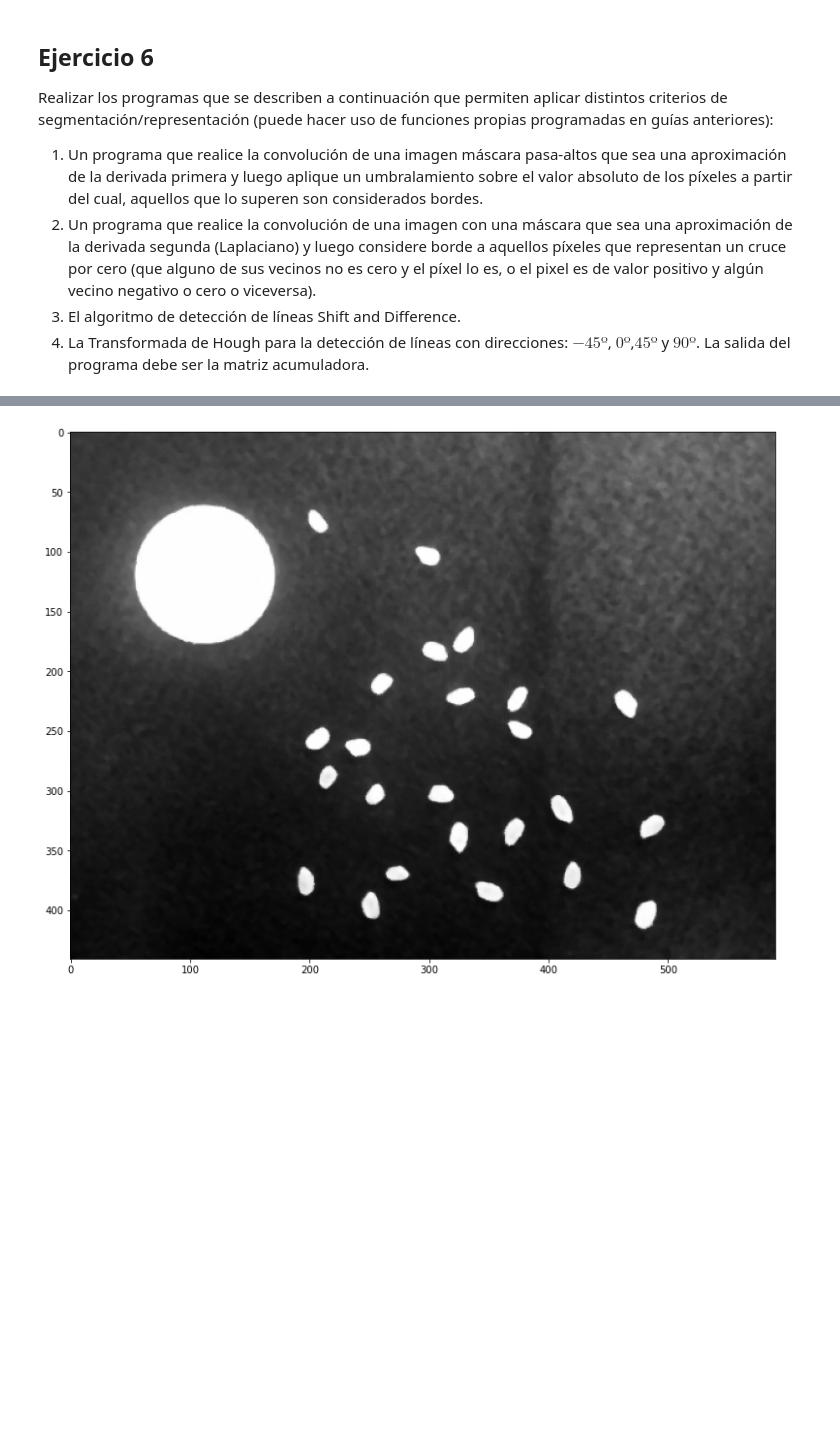
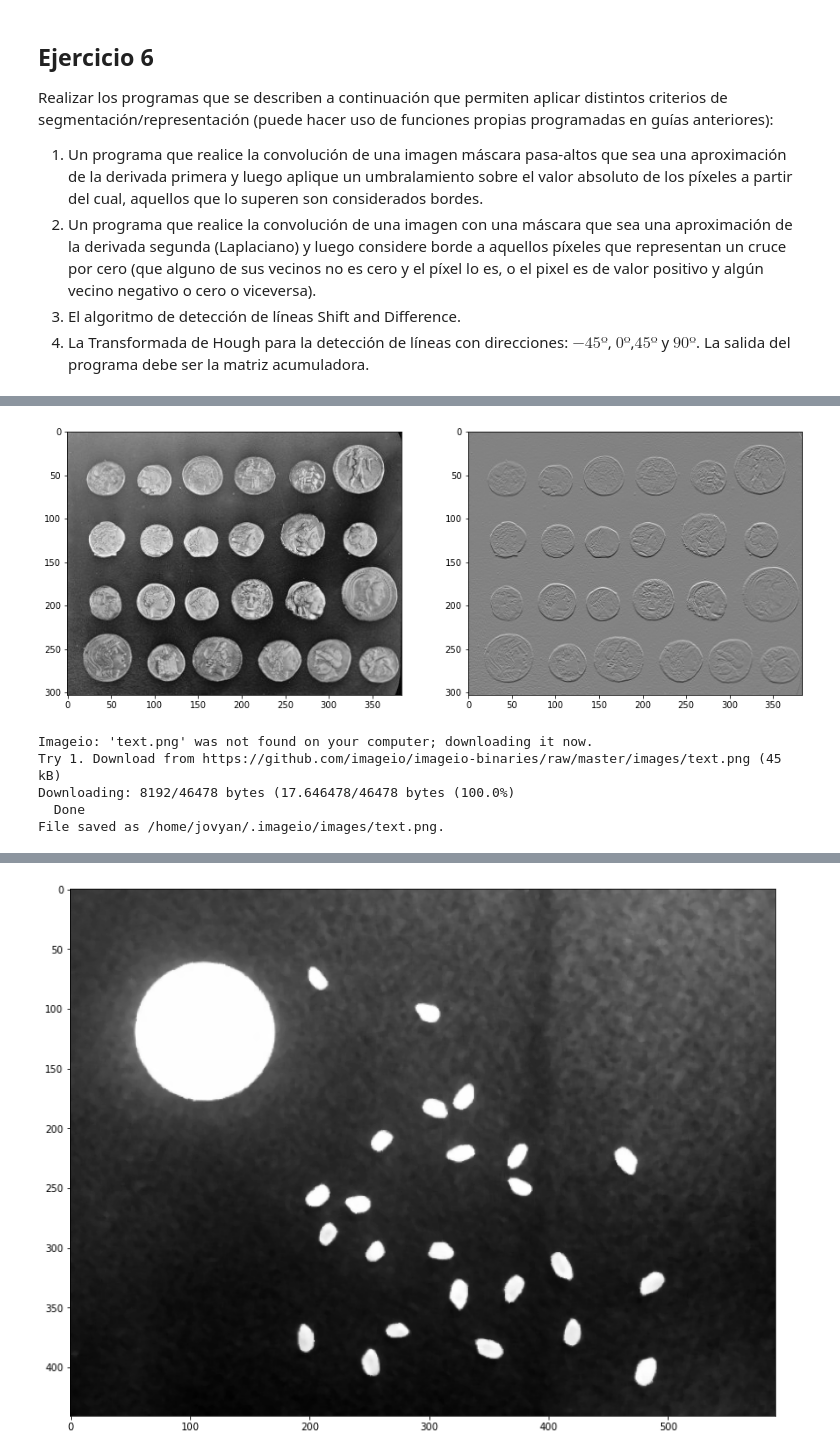
Before and after one commit to PaPablo/pdi-mdp, a Jupyter notebook: 04/04.ipynb, the cells around one changed output, grey strips where cells are left out. Cells and saved outputs as stored; diff of their text form; code cells hidden in the pictures; blank space fills up the shorter version.

```diff
--- a/04/04.ipynb
+++ b/04/04.ipynb
@@ -70,0 +166,32 @@ Realizar los programas que se describen a continuación que permiten aplicar dis
+# %%
+from tp3 import kernel_sum
+
+def ej6p3(im, orientation):
+    """El algoritmo de detección de líneas Shift and Difference"""
+
+    if orientation == 'x':
+        mask = np.array([
+            [0,-1, 0],
+            [0, 1, 0],
+            [0, 0, 0]
+        ])
+
+    elif orientation == 'y':
+        mask = np.array([
+            [0 , 0, 0],
+            [-1, 1, 0],
+            [0 , 0, 0]
+        ])
+    else:
+        raise ValueError("orientation mustbe 'x' or 'y'")
+
+    return convolute_image(im, mask, kernel_sum)
+# %%
+fig, ax = plt.subplots(1,2, figsize=(15,10))
+
+ax[0].imshow(coins, cmap='gray')
+ax[1].imshow(ej6p3(coins, orientation='x'), cmap='gray')
+
+plt.show()
+# %% [output]
+[figure, added]
@@ -70,0 +228,8 @@ Realizar los programas que se describen a continuación que permiten aplicar dis
+# %%
+text = imageio.imread('imageio:text.png')
+# %% [output]
+Imageio: 'text.png' was not found on your computer; downloading it now.
+Try 1. Download from https://github.com/imageio/imageio-binaries/raw/master/images/text.png (45 kB)
+Downloading: 8192/46478 bytes (17.646478/46478 bytes (100.0%)
+  Done
+File saved as /home/jovyan/.imageio/images/text.png.
```
Also changed, not shown: parts of 13 cells of this notebook, 1 other file.
